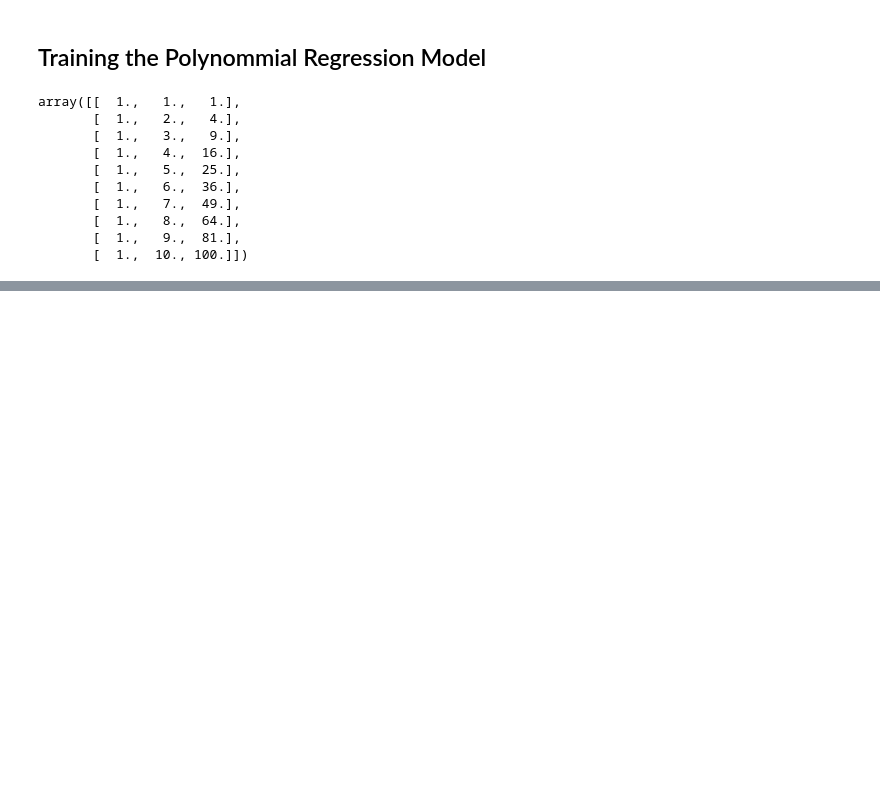
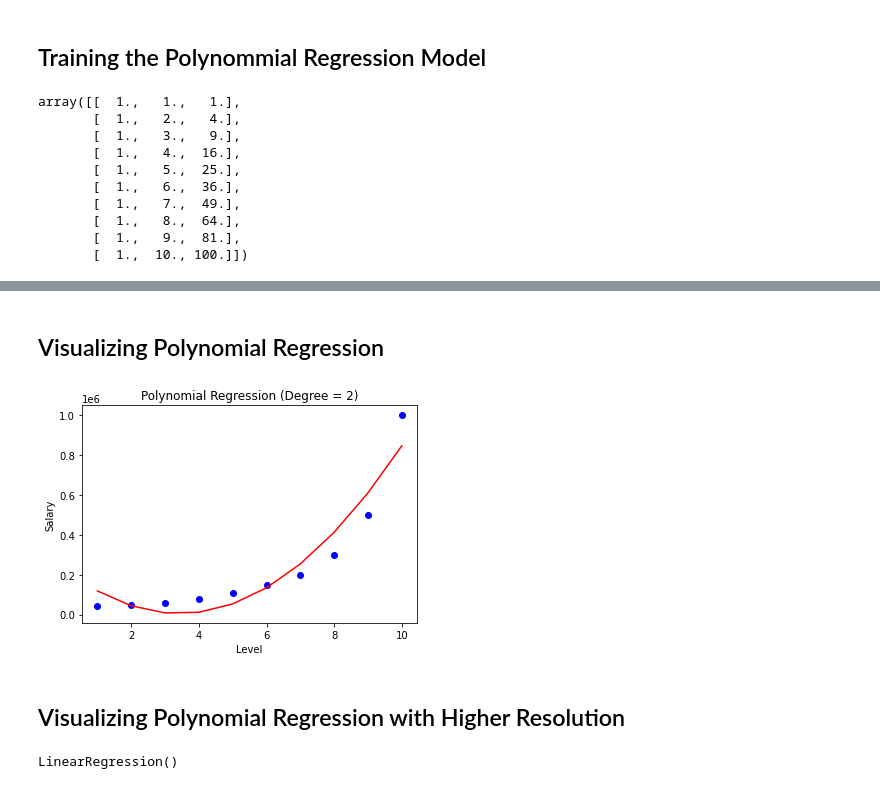
Before and after one commit to deepak-chouhan/ML-Algorithms-Practice, a Jupyter notebook: Regression/3_Polynomial-Regression/Polynomial-Regression.ipynb, the cells around one changed output, grey strips where cells are left out. Saved outputs shown, nothing was run; the diff lists cells and outputs as text; code cells hidden in the pictures; blank space fills up the shorter version.

```diff
--- a/Regression/3_Polynomial-Regression/Polynomial-Regression.ipynb
+++ b/Regression/3_Polynomial-Regression/Polynomial-Regression.ipynb
@@ -82,0 +99,21 @@ array([[  1.,   1.,   1.],
+# %% [markdown]
+## Visualizing Polynomial Regression
+# %%
+plt.scatter(X, y, c="blue")
+plt.plot(X, linear_reg_2.predict(X_poly), c="red")
+plt.title("Polynomial Regression (Degree = 2)")
+plt.xlabel("Level")
+plt.ylabel("Salary")
+plt.show()
+# %% [output]
+[figure, added]
+# %% [markdown]
+## Visualizing Polynomial Regression with Higher Resolution
+# %%
+poly_reg = PolynomialFeatures(degree=4)
+X_poly_higher = poly_reg.fit_transform(X)
+
+linear_reg_3 = LinearRegression()
+linear_reg_3.fit(X_poly_higher, y)
+# %% [output]
+LinearRegression()
```
Also changed, not shown: parts of 13 cells of this notebook, 3 other files.
